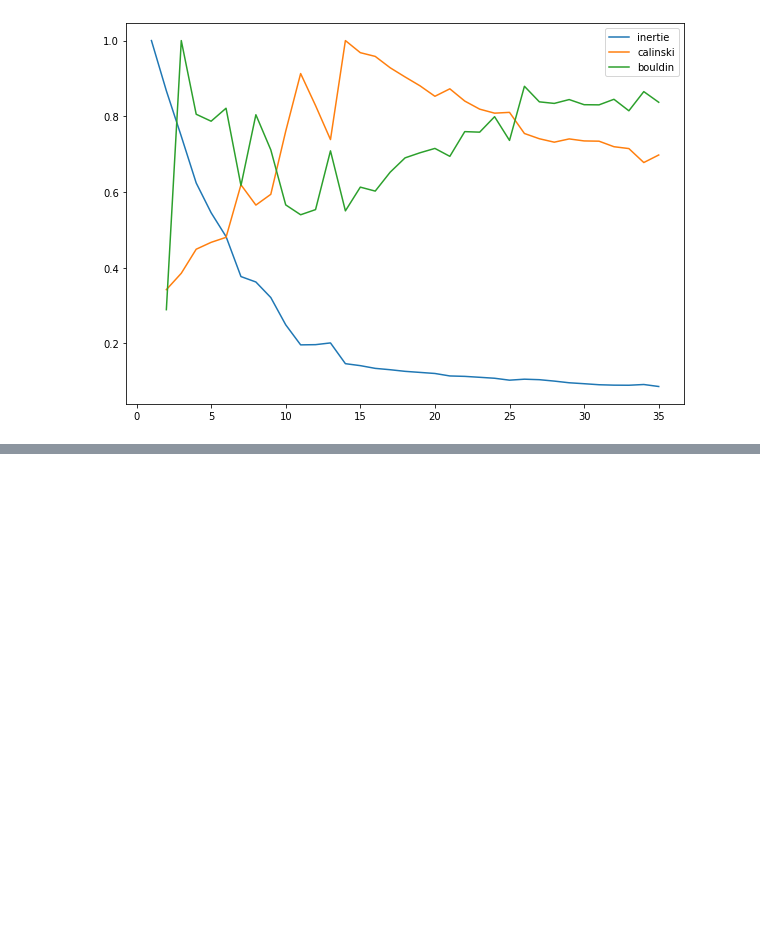
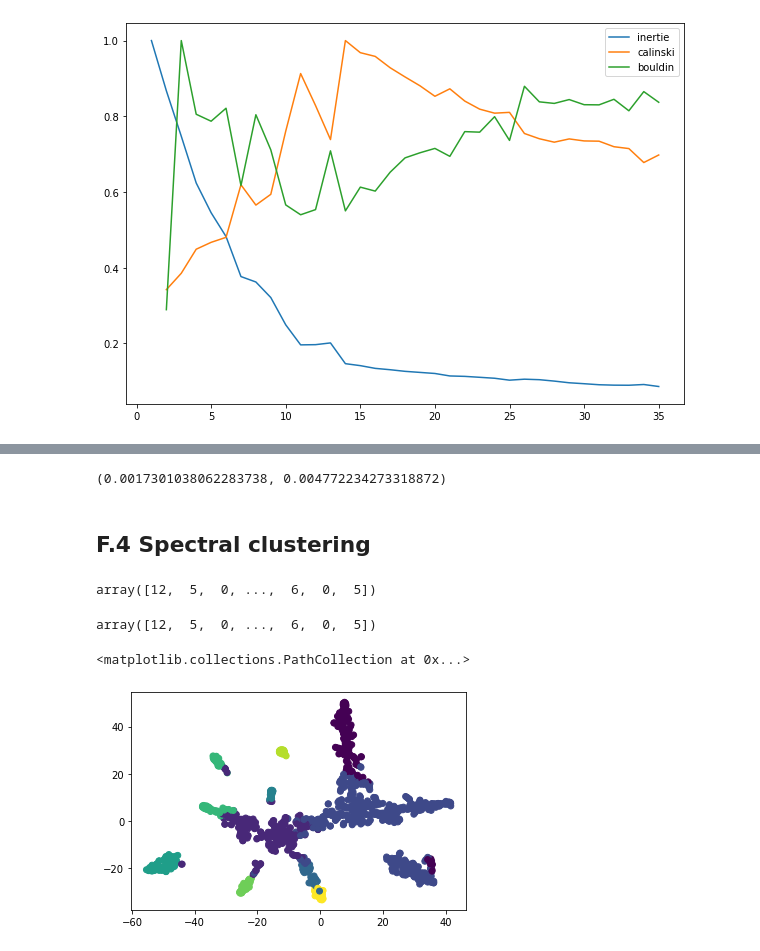
Before and after one commit to AchilleBaucher/confiance_diffusion, a Jupyter notebook: jupyter/clustering.ipynb, the cells around one changed output, grey strips where cells are left out. Cells and saved outputs as stored; diff of their text form; code cells hidden in the pictures; blank space fills up the shorter version.

Commit message:
Recherche et tests sur kernel et spectrale, test TSNE

```diff
--- a/jupyter/clustering.ipynb
+++ b/jupyter/clustering.ipynb
@@ -711,0 +719,30 @@ for i,k in enumerate(possible_k):
+# %%
+def jaccard_similarity(list1, list2):
+    intersection = len(list(set(list1).intersection(list2)))
+    union = (len(list1) + len(list2)) - intersection
+    return float(intersection) / union
+
+jaccard_similarity(parts[3],parts[4]),jaccard_similarity(parts[10],parts[15])
+# %% [output]
+(0.0017301038062283738, 0.004772234273318872)
+# %% [markdown]
+## F.4 Spectral clustering
+# %%
+from sklearn.cluster import SpectralClustering
+spec_matrix = squareform(dists_nmf)
+spec_cluster = SpectralClustering(n_clusters=15, assign_labels="discretize", random_state=0,affinity='precomputed').fit(spec_matrix)
+spec_cluster.labels_
+# %% [output]
+array([12,  5,  0, ...,  6,  0,  5])
+# %%
+spec_cluster.labels_
+# %% [output]
+array([12,  5,  0, ...,  6,  0,  5])
+# %%
+from sklearn.manifold import TSNE
+X_embedded = TSNE(n_components=2).fit_transform(nmf_doc_vectors)
+# %%
+plt.scatter(X_embedded[:,0],X_embedded[:,1],c =kmeans_lsa.predict(lsa_doc_vectors))
+# %% [output]
+<matplotlib.collections.PathCollection at 0x...>
+[figure, added]
```
Also changed, not shown: parts of 8 cells of this notebook, 5 other files.
